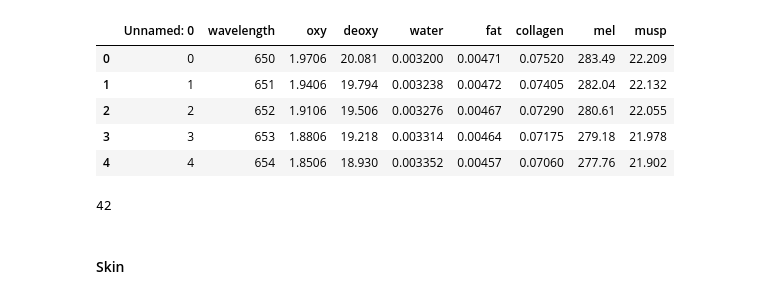
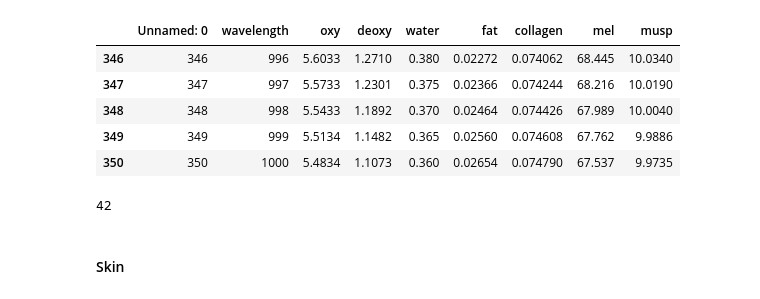
Before and after one commit to ToastCheng/ijv, a Jupyter notebook: n_train.ipynb, the cells around one changed output. Saved outputs shown, nothing was run; the diff lists cells and outputs as text; code cells hidden in the pictures.

```diff
--- a/n_train.ipynb
+++ b/n_train.ipynb
@@ -10,14 +10,14 @@ import json
 %matplotlib inline
 # %%
 mua = pd.read_csv("input/coefficients.csv")
-mua.head()
+mua.tail()
 # %% [output]
 |  | Unnamed: 0 | wavelength | oxy | deoxy | water | fat | collagen | mel | musp |
-| 0 | 0 | 650 | 1.9706 | 20.081 | 0.003200 | 0.00471 | 0.07520 | 283.49 | 22.209 |
-| 1 | 1 | 651 | 1.9406 | 19.794 | 0.003238 | 0.00472 | 0.07405 | 282.04 | 22.132 |
-| 2 | 2 | 652 | 1.9106 | 19.506 | 0.003276 | 0.00467 | 0.07290 | 280.61 | 22.055 |
-| 3 | 3 | 653 | 1.8806 | 19.218 | 0.003314 | 0.00464 | 0.07175 | 279.18 | 21.978 |
-| 4 | 4 | 654 | 1.8506 | 18.930 | 0.003352 | 0.00457 | 0.07060 | 277.76 | 21.902 |
+| 346 | 346 | 996 | 5.6033 | 1.2710 | 0.380 | 0.02272 | 0.074062 | 68.445 | 10.0340 |
+| 347 | 347 | 997 | 5.5733 | 1.2301 | 0.375 | 0.02366 | 0.074244 | 68.216 | 10.0190 |
+| 348 | 348 | 998 | 5.5433 | 1.1892 | 0.370 | 0.02464 | 0.074426 | 67.989 | 10.0040 |
+| 349 | 349 | 999 | 5.5134 | 1.1482 | 0.365 | 0.02560 | 0.074608 | 67.762 | 9.9886 |
+| 350 | 350 | 1000 | 5.4834 | 1.1073 | 0.360 | 0.02654 | 0.074790 | 67.537 | 9.9735 |
 # %%
 # 參數一狗票，有一些不必要的
 x_col = [
```
Also changed, not shown: parts of 5 cells of this notebook, 10 other files.
